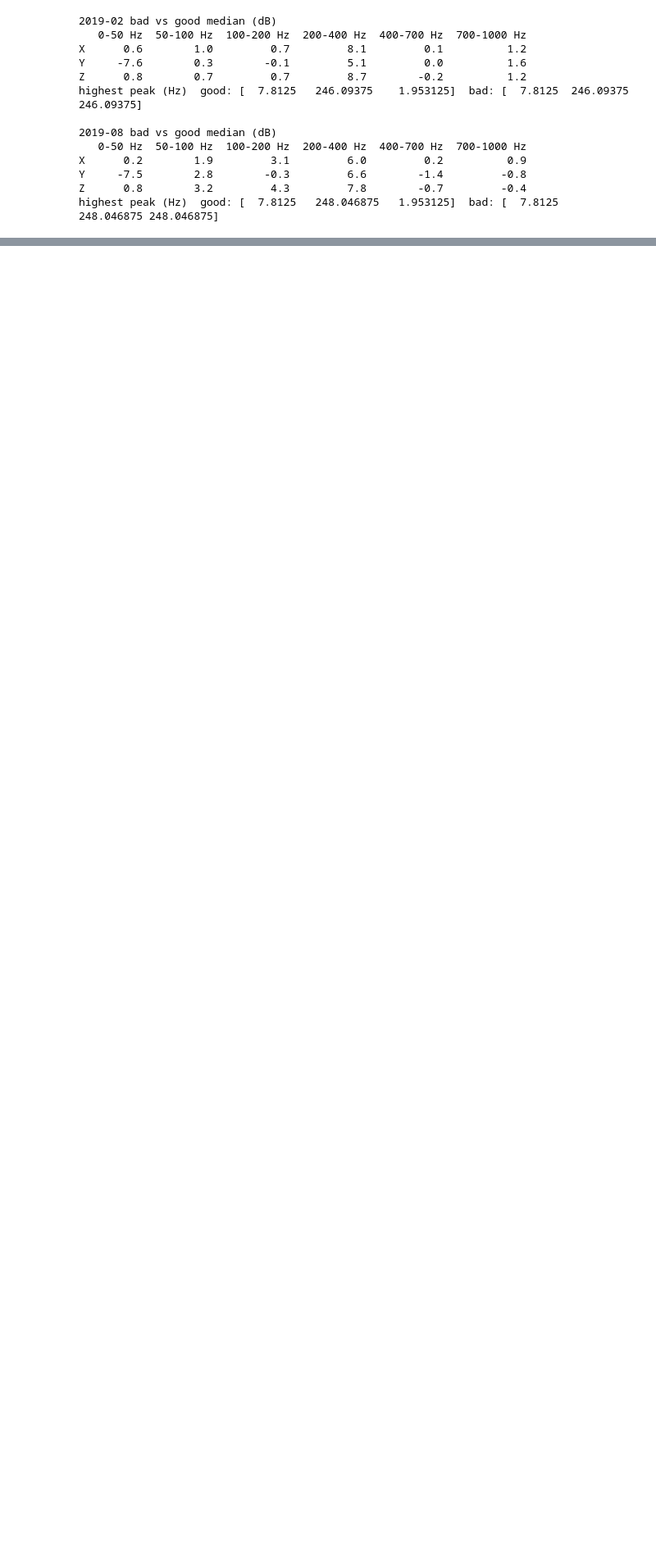
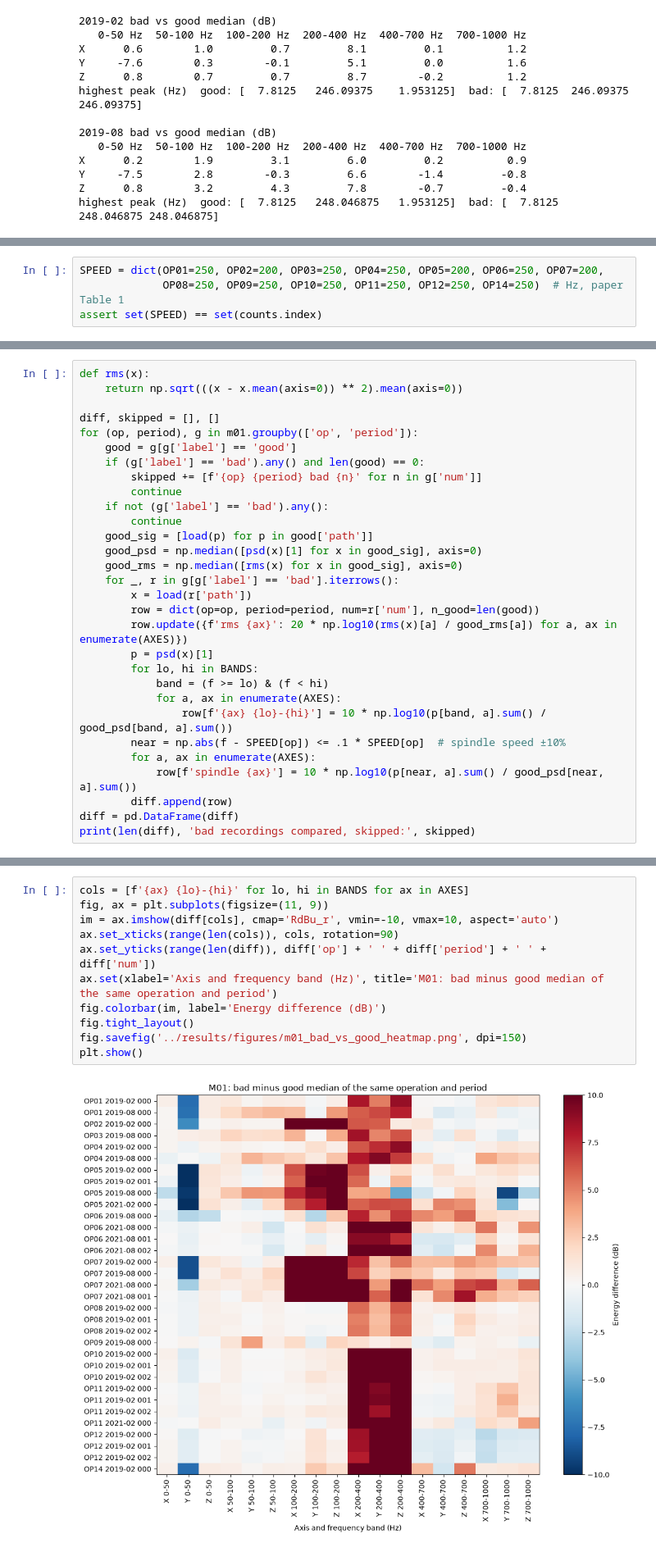
Before and after one commit to nikamtejas/online-anomaly-detection-of-CNC-signals-using-ESP32, a Jupyter notebook: notebooks/01_data.ipynb, the cells around one changed output, grey strips where cells are left out. Shown at 82% size. Drawn from its saved outputs; the diff is of its cells as text; blank space fills up the shorter version.

Commit message:
data(analysis): restart on M01 and show anomalies sit at the spindle speed

```diff
--- a/notebooks/01_data.ipynb
+++ b/notebooks/01_data.ipynb
@@ -167,0 +197,4 @@ With only 2 bad recordings, these are two examples, not a general rule.
+# %%
+SPEED = dict(OP01=250, OP02=200, OP03=250, OP04=250, OP05=200, OP06=250, OP07=200,
+             OP08=250, OP09=250, OP10=250, OP11=250, OP12=250, OP14=250)  # Hz, paper Table 1
+assert set(SPEED) == set(counts.index)
@@ -167,0 +204,30 @@ With only 2 bad recordings, these are two examples, not a general rule.
+# %%
+def rms(x):
+    return np.sqrt(((x - x.mean(axis=0)) ** 2).mean(axis=0))
+
+diff, skipped = [], []
+for (op, period), g in m01.groupby(['op', 'period']):
+    good = g[g['label'] == 'good']
+    if (g['label'] == 'bad').any() and len(good) == 0:
+        skipped += [f'{op} {period} bad {n}' for n in g['num']]
+        continue
+    if not (g['label'] == 'bad').any():
+        continue
+    good_sig = [load(p) for p in good['path']]
+    good_psd = np.median([psd(x)[1] for x in good_sig], axis=0)
+    good_rms = np.median([rms(x) for x in good_sig], axis=0)
+    for _, r in g[g['label'] == 'bad'].iterrows():
+        x = load(r['path'])
+        row = dict(op=op, period=period, num=r['num'], n_good=len(good))
+        row.update({f'rms {ax}': 20 * np.log10(rms(x)[a] / good_rms[a]) for a, ax in enumerate(AXES)})
+        p = psd(x)[1]
+        for lo, hi in BANDS:
+            band = (f >= lo) & (f < hi)
+            for a, ax in enumerate(AXES):
+                row[f'{ax} {lo}-{hi}'] = 10 * np.log10(p[band, a].sum() / good_psd[band, a].sum())
+        near = np.abs(f - SPEED[op]) <= .1 * SPEED[op]  # spindle speed ±10%
+        for a, ax in enumerate(AXES):
+            row[f'spindle {ax}'] = 10 * np.log10(p[near, a].sum() / good_psd[near, a].sum())
+        diff.append(row)
+diff = pd.DataFrame(diff)
+print(len(diff), 'bad recordings compared, skipped:', skipped)
@@ -167,0 +239,13 @@ With only 2 bad recordings, these are two examples, not a general rule.
+# %%
+cols = [f'{ax} {lo}-{hi}' for lo, hi in BANDS for ax in AXES]
+fig, ax = plt.subplots(figsize=(11, 9))
+im = ax.imshow(diff[cols], cmap='RdBu_r', vmin=-10, vmax=10, aspect='auto')
+ax.set_xticks(range(len(cols)), cols, rotation=90)
+ax.set_yticks(range(len(diff)), diff['op'] + ' ' + diff['period'] + ' ' + diff['num'])
+ax.set(xlabel='Axis and frequency band (Hz)', title='M01: bad minus good median of the same operation and period')
+fig.colorbar(im, label='Energy difference (dB)')
+fig.tight_layout()
+fig.savefig('../results/figures/m01_bad_vs_good_heatmap.png', dpi=150)
+plt.show()
+# %% [output]
+[figure, added]
```
Also changed, not shown: parts of 13 cells of this notebook, 2 other files.
